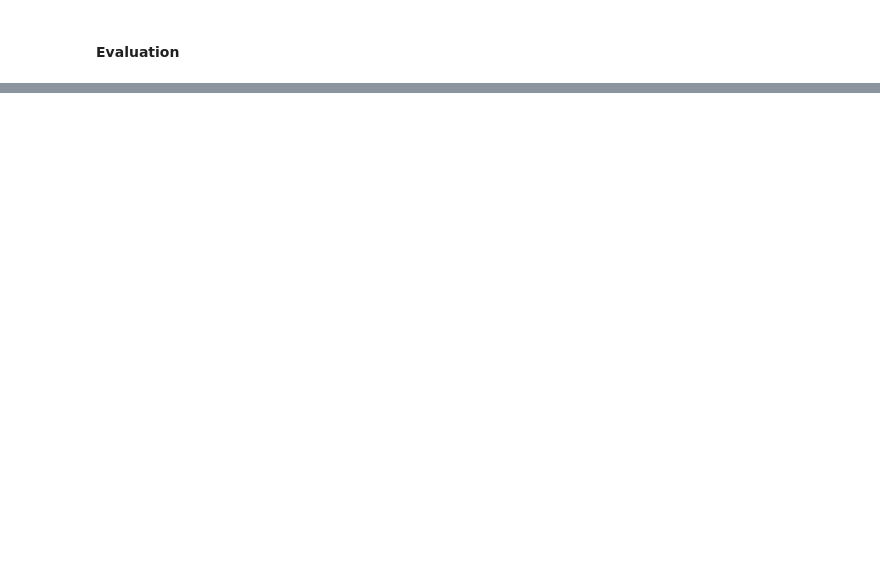
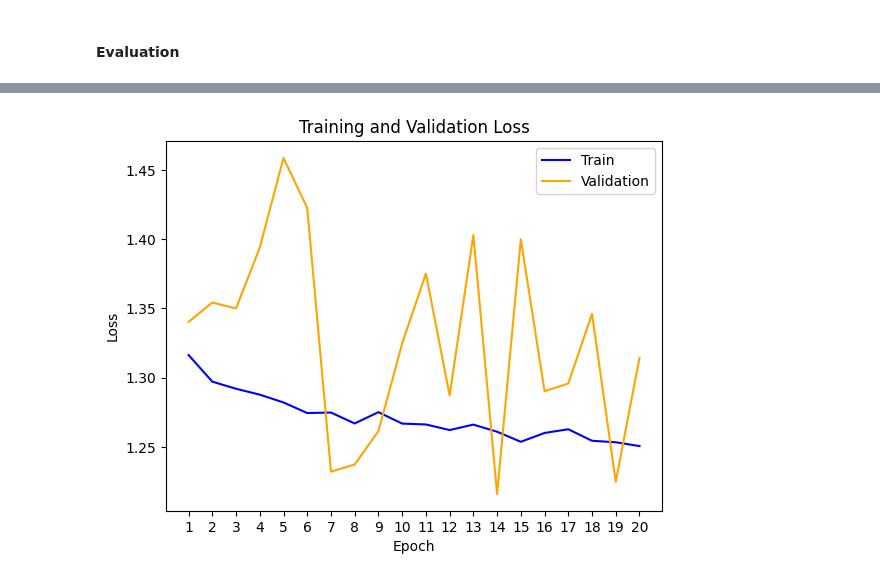
Before and after one commit to cricksmaidiene/alivio, a Jupyter notebook: src/04_models/Model_DIU_Seg_VIT.ipynb, the cells around one changed output, grey strips where cells are left out. Drawn from its saved outputs; the diff is of its cells as text; code cells hidden in the pictures; blank space fills up the shorter version.

```diff
--- a/src/04_models/Model_DIU_Seg_VIT.ipynb
+++ b/src/04_models/Model_DIU_Seg_VIT.ipynb
@@ -354,10 +601,18 @@ Layer Name: heads.bias, Frozen: False
 # %%
 # specify loss function
+#criterion = nn.CrossEntropyLoss(weight=class_weights)
 criterion = nn.CrossEntropyLoss()
 
+#criterion = FocalLoss(alpha=class_weights, gamma=2)
 # define optimizer
 # only train the parameters with requires_grad set to True
 optimizer = optim.Adam(filter(lambda p: p.requires_grad, vision_transformer.parameters()), lr=0.0001)
+
+optimizer_1 = optim.Adam(filter(lambda p: p.requires_grad, vision_transformer.parameters()), lr=0.001)
+optimizer_2 = optim.SGD(filter(lambda p: p.requires_grad, vision_transformer.parameters()), lr=0.0001)
+optimizer_3 = optim.AdamW(filter(lambda p: p.requires_grad, vision_transformer.parameters()),lr=0.001,  weight_decay=0.1)
+optimizer_4 = optim.AdamW(filter(lambda p: p.requires_grad, vision_transformer.parameters()),lr=0.0001,  weight_decay=0.1, amsgrad=True)
+optimizer_5 = optim.AdamW(filter(lambda p: p.requires_grad, vision_transformer.parameters()),lr=0.0001,  weight_decay=0.1,betas= (0.9,0.999), amsgrad=True)
 # %%
 train_on_gpu = torch.backends.mps.is_available()
 train_on_gpu
@@ -471,6 +1063,11 @@ plt.show()
 # %%
 # prepare model for evaluation
 vision_transformer.eval()
+
+class_weights = class_weights.to('cpu')
+preds_list = []
+target_list = []
+output_list = []
 
 test_loss = 0.0
 accuracy = 0
@@ -499,6 +1096,10 @@ for images, targets in test_loader:
     # get predictions from probabilities
     preds = torch.argmax(F.softmax(outputs, dim=1), dim=1)
 
+    target_list.extend(targets)
+    output_list.extend(torch.argmax(F.softmax(outputs, dim=1), dim=1 ))
+    preds_list.extend(preds)
+
     # get correct predictions
     correct_preds = (preds == targets).type(torch.FloatTensor)
 
@@ -548,0 +1416,5 @@ Test Accuracy of Dataset:        64%     (3647/5657)
+# %%
+n_epoch =  20
+plot_losses(train_loss_list, valid_loss_list)
+# %% [output]
+[figure, added]
```
Also changed, not shown: parts of 104 cells of this notebook, 4 other files.
